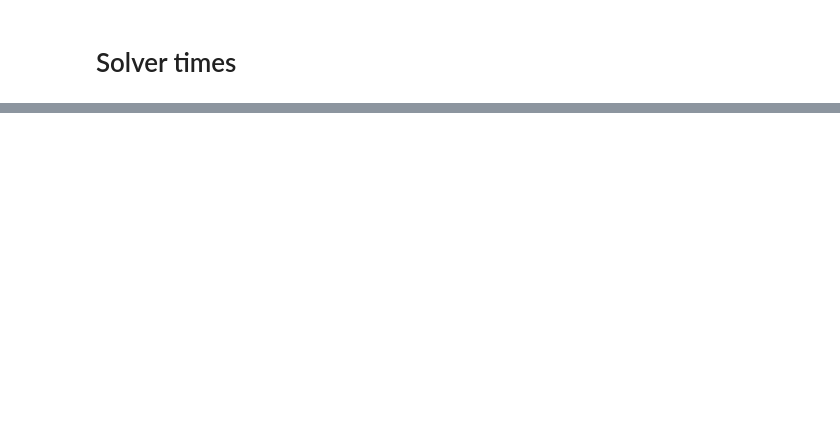
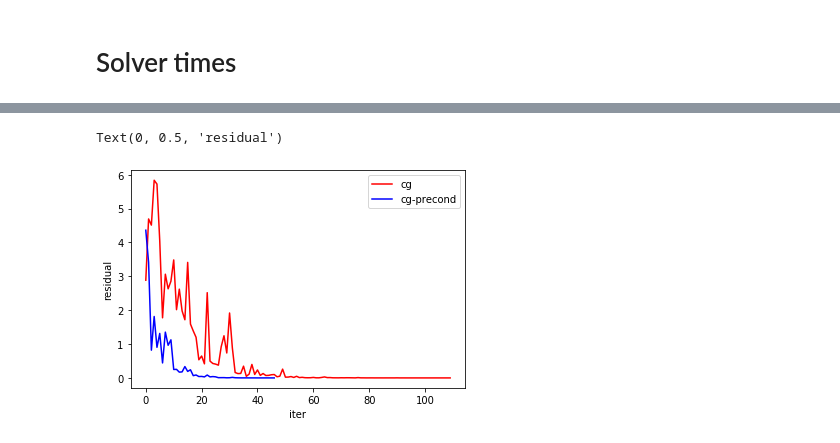
Before and after one commit to mijordan3/BNP_sensitivity, a Jupyter notebook: GMM_clustering/jupyter/hessian_runtime_experimentation.ipynb, the cells around one changed output, grey strips where cells are left out. Drawn from its saved outputs; the diff is of its cells as text; code cells hidden in the pictures; blank space fills up the shorter version.

```diff
--- a/GMM_clustering/jupyter/hessian_runtime_experimentation.ipynb
+++ b/GMM_clustering/jupyter/hessian_runtime_experimentation.ipynb
@@ -283,0 +277,6 @@ preconditioned solver time: 7.56sec
+# %%
+dim = len(vb_opt)
+mat_times_vec = lambda x : obj_fun_hvp(vb_opt, prior_params_free, x)
+linop = osp.sparse.linalg.LinearOperator((dim, dim), mat_times_vec)
+
+b = cross_hess[:, 0]
@@ -283,0 +298,6 @@ preconditioned solver time: 7.56sec
+# %%
+mat_times_vec = lambda x : obj_fun_hvp(vb_opt, prior_params_free, x)
+b = cross_hess[:, 0]
+cg_callback = CGCallback(mat_times_vec, b)
+
+x0 = preconditioner.dot(b)
@@ -283,0 +331,10 @@ preconditioned solver time: 7.56sec
+# %%
+plt.plot(path1, color = 'red', label = 'cg')
+plt.plot(path2, color = 'blue', label = 'cg-precond')
+plt.legend()
+
+plt.xlabel('iter')
+plt.ylabel('residual')
+# %% [output]
+Text(0, 0.5, 'residual')
+[figure, added]
```
Also changed, not shown: parts of 30 cells of this notebook, 2 other files.
